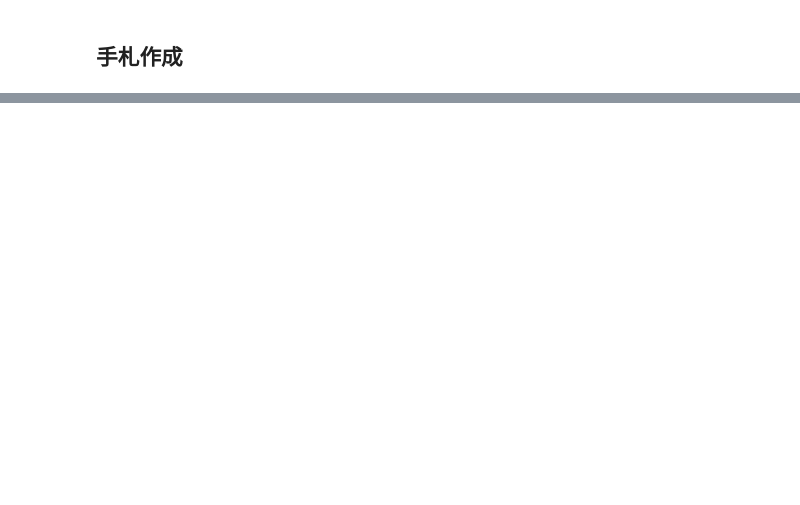
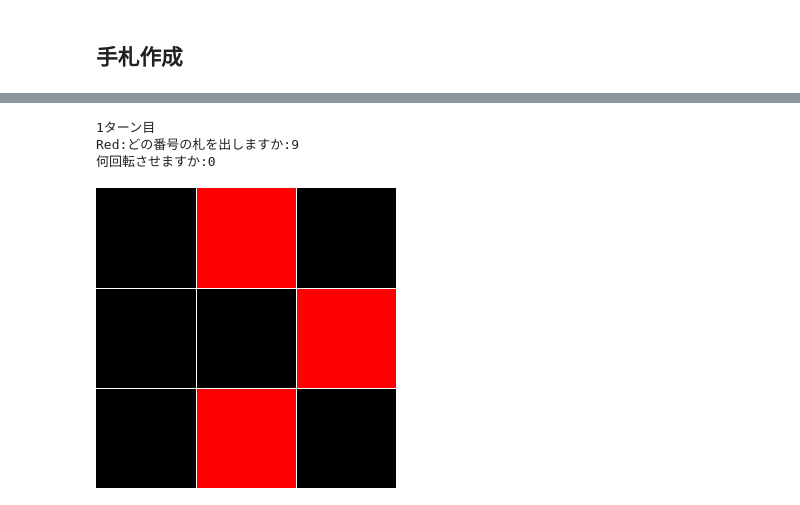
Before and after one commit to e-s-23/Prog2kakushin, a Jupyter notebook: work3.ipynb, the cells around one changed output, grey strips where cells are left out. Drawn from its saved outputs; the diff is of its cells as text; code cells hidden in the pictures; blank space fills up the shorter version.

```diff
--- a/work3.ipynb
+++ b/work3.ipynb
@@ -101,0 +126,80 @@ view_grid("Blue")
+# %%
+import numpy as np
+import cv2
+
+def view_grid(board):
+        y_step = 100
+        x_step = 100
+
+        board_y,board_x = board.shape[:2]
+        board[y_step:board_y:y_step, :, :] = 255
+        board[:, x_step:board_x:x_step, :] = 255
+        cv2_imshow(board)
+
+def _rot(IMG,DEG):
+    if(DEG == 0):
+        d = input("何回転させますか:")
+
+        if(d.isdecimal() == True):
+            IMG = np.rot90(IMG,-int(d))
+
+        else:
+            print("再入力")
+            IMG = _rot(IMG,0)
+
+    elif(DEG == 1):
+        d = np.random.randint(0,4)
+        print(f'{d}{"回転です"}')
+        IMG = np.rot90(IMG,-d)
+
+    return IMG
+
+def add_card(ID,degit):
+    global game_board
+    select_card = _rot(cv2.imread(ID + ".png"),degit)
+    game_board = cv2.addWeighted(game_board,0.9,select_card,1,0)
+    view_grid(game_board)
+
+def check_var(s):
+    if(s.isdecimal() == True):
+        if(1 <= int(s) and int(s) <= 9):
+            pass
+
+        else:
+            s = check_var(input("番号を再入力してください:"))
+
+    else:
+        s = check_var(input("番号を再入力してください:"))
+
+    return int(s)
+
+a = np.arange(1,10)
+blue_id = np.random.permutation(a)
+
+prop = cv2.imread("White.png")
+game_board = np.zeros((300,300,3),np.uint8)
+
+for i in range(9):
+    print(f'{i+1}{"ターン目"}')
+    id = check_var(input("Red:どの番号の札を出しますか:"))
+    data = str("Red" + str(id))
+    add_card(data,0)
+    print(f'{"Blueは"}{blue_id[i]}{"の札を出しました"}')
+    data = str("Blue" + str(blue_id[i]))
+    add_card(data,1)
+
+h = game_board.shape[0]
+w = game_board.shape[1]
+
+for iy in range(h):
+    for ix in range(w):
+        game_board[iy,ix][0] *= 0.9
+
+print("result")
+cv2_imshow(game_board)
+cv2.imwrite("result.png",game_board)
+# %% [output]
+1ターン目
+Red:どの番号の札を出しますか:9
+何回転させますか:0
+[figure, added]
```
Also changed, not shown: parts of 11 cells of this notebook.
